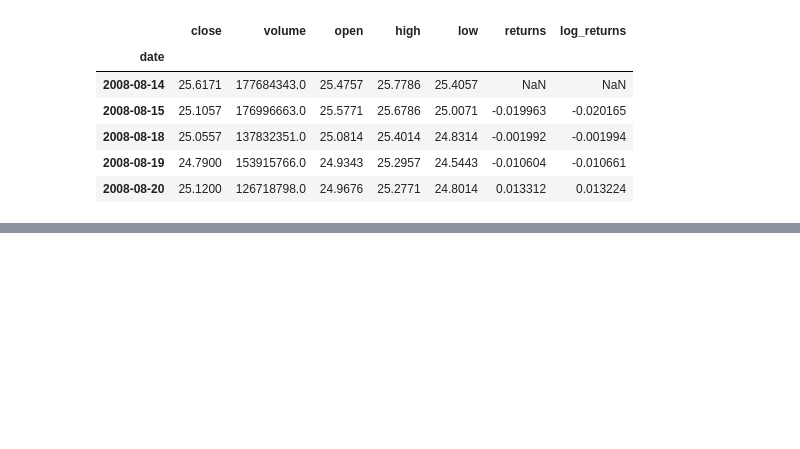
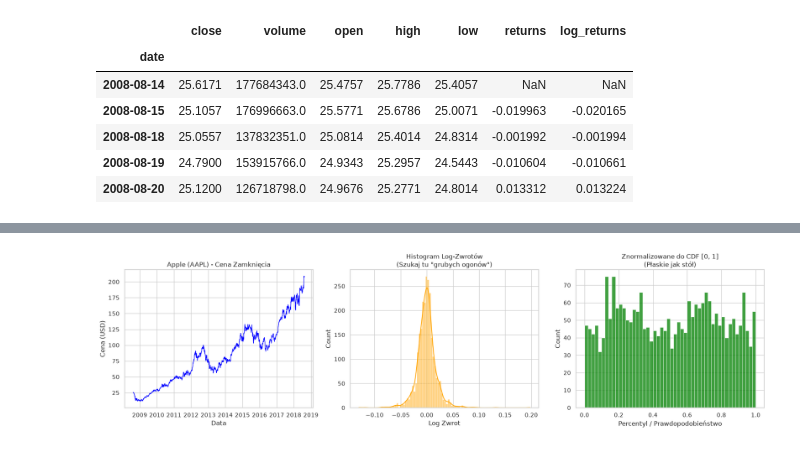
Before and after one commit to stanislawzapala/mamba-joint-distribution-finance, a Jupyter notebook: notebooks/exploratory_data_analysis.ipynb, the cells around one changed output, grey strips where cells are left out. Saved outputs shown, nothing was run; the diff lists cells and outputs as text; code cells hidden in the pictures; blank space fills up the shorter version.

```diff
--- a/notebooks/exploratory_data_analysis.ipynb
+++ b/notebooks/exploratory_data_analysis.ipynb
@@ -7,12 +23,14 @@ import matplotlib.pyplot as plt
 # %% [markdown]
 # Loading data
 # %%
-path = '../data/raw/djia29/AAPL.csv'
+path1 = '../data/raw/djia29/AAPL.csv'
+path2 = '../data/raw/djia29/AMZN.csv'
 
-with open(path, 'r') as f:
-    data_raw = pd.read_csv(f, index_col='date', parse_dates=['date'], skiprows = [1])
+with open(path1, 'r') as f:
+    data_raw1 = pd.read_csv(f, index_col='date', parse_dates=['date'], skiprows = [1])
 
-data_raw.head()
+with open(path2, 'r') as f:
+    data_raw2 = pd.read_csv(f, index_col='date', parse_dates=['date'], skiprows = [1])
 # %% [output]
 |  | close | volume | open | high | low |
 | date |  |  |  |  |  |
@@ -97,0 +138,51 @@ plt.legend(['ECDF', 'Gennorm'])
+# %%
+
+
+# 1. NAPRAWA ŚCIEŻEK (aby widział folder src)
+project_root = os.path.abspath('..')
+if project_root not in sys.path:
+    sys.path.append(project_root)
+
+# 2. IMPORTY Z TWOJEGO KODU
+from src.data.load_data import load_raw_djia
+from src.data.preprocess import calculate_returns, normalize_to_uniform
+
+# 3. USTAWIENIA WYKRESÓW
+sns.set_theme(style="whitegrid")
+
+def plot_data_pipeline(df, ticker="Spółka"):
+    """Rysuje trzy kroki transformacji danych: Ceny -> Log-Zwroty -> Rozkład Jednorodny."""
+    fig, axes = plt.subplots(1, 3, figsize=(18, 5))
+
+    # Wykres 1: Cena
+    axes[0].plot(df.index, df['close'], color='blue', linewidth=1)
+    axes[0].set_title(f'{ticker} - Cena Zamknięcia')
+    axes[0].set_xlabel('Data')
+    axes[0].set_ylabel('Cena (USD)')
+
+    # Wykres 2: Log-Zwroty
+    sns.histplot(df['log_returns'].dropna(), bins=100, kde=True, ax=axes[1], color='orange')
+    axes[1].set_title('Histogram Log-Zwrotów\n(Szukaj tu "grubych ogonów")')
+    axes[1].set_xlabel('Log Zwrot')
+
+    # Wykres 3: Znormalizowane (CDF)
+    sns.histplot(df['uniform_returns'].dropna(), bins=50, ax=axes[2], color='green')
+    axes[2].set_title('Znormalizowane do CDF [0, 1]\n(Płaskie jak stół)')
+    axes[2].set_xlabel('Percentyl / Prawdopodobieństwo')
+
+    plt.tight_layout()
+    plt.show()
+
+# 4. WYKONANIE PIPELINE'U
+# Używamy os.path.join, żeby ścieżka była poprawna niezależnie od systemu
+data_path = os.path.join(project_root, 'data', 'raw', 'djia29')
+data_dict = load_raw_djia(data_path)
+
+df_aapl = data_dict['AAPL']
+df_aapl = calculate_returns(df_aapl)
+df_aapl = normalize_to_uniform(df_aapl, column='log_returns', method='gennorm')
+
+# 5. RYSOWANIE
+plot_data_pipeline(df_aapl, "Apple (AAPL)")
+# %% [output]
+[figure, added]
```
Also changed, not shown: parts of 5 cells of this notebook, 4 other files.
